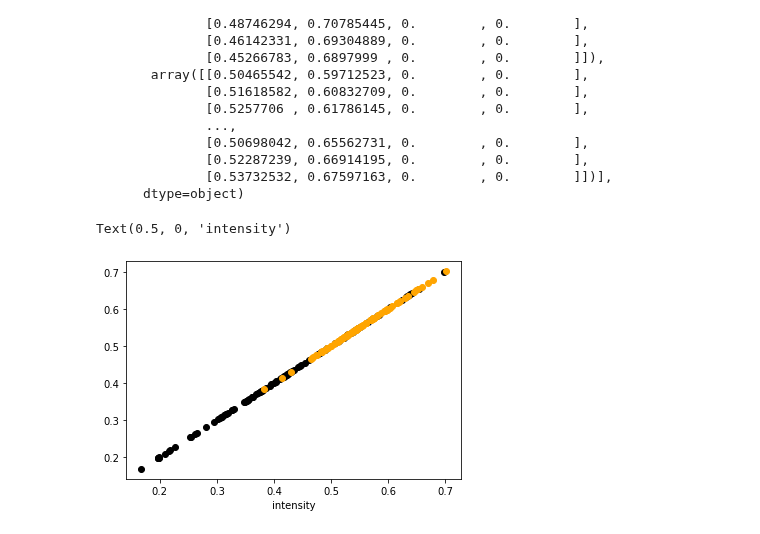
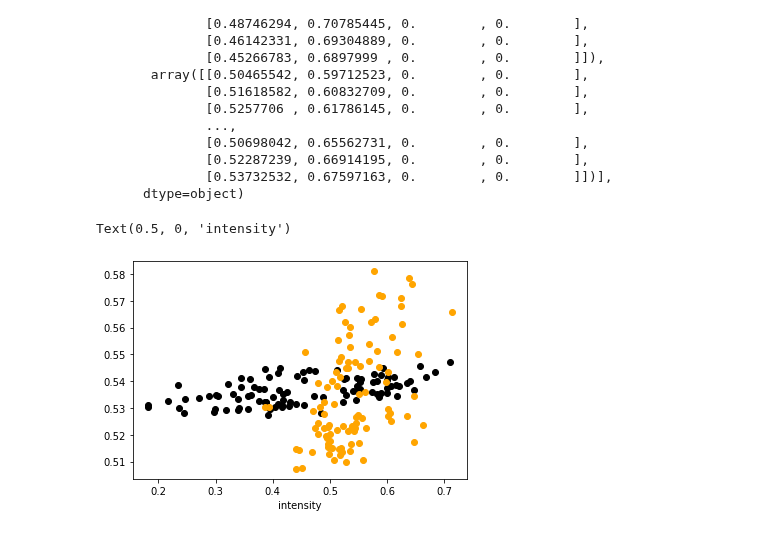
Before and after one commit to julielhagen/First-Year-Project, a Jupyter notebook: segmentation.ipynb, the cells around one changed output. Cells and saved outputs as stored; diff of their text form; code cells hidden in the pictures.

Commit message:
Segmentation

```diff
--- a/segmentation.ipynb
+++ b/segmentation.ipynb
@@ -195,7 +195,7 @@ def prepare_im(im_id):
   im = plt.imread('example_imgs_ida/' + im_id + '.png')
   im = resize(im, (im.shape[0] // 4, im.shape[1] // 4), anti_aliasing=True)
 
-  gt = plt.imread('example_segmentation_ida/' + im_id + '_segmentation.png')
+  gt = plt.imread('example_segmentation_ida/' + im_id + '_GT.png')
   gt = resize(gt, (gt.shape[0] // 4, gt.shape[1] // 4), anti_aliasing=True)
 
 
@@ -377,20 +385,20 @@ array([array([[0.46598375, 0.69801903, 0.        , 0.        ],
       dtype=object)
 # %%
 gray_im = rgb2gray(im1)
-blurred_im = gaussian(gray_im,0)
+blurred_im = gaussian(gray_im,100)
 
 lesion = np.array([gray_im[gt1 == 1], blurred_im[gt1 == 1]]).T
 skin = np.array([gray_im[gt1 == 0], blurred_im[gt1 == 0]]).T
 
 
 num_pixels = 100
 
 lesion1 = lesion[np.random.randint(0,lesion.shape[0],num_pixels), :]
 skin1 = skin[np.random.randint(0,skin.shape[0],num_pixels), :]
 
 plt.scatter(lesion1[:,0],lesion1[:,1], color='black')
 plt.scatter(skin1[:,0],skin1[:,1], color='orange')
 plt.xlabel('intensity')
 # %% [output]
 Text(0.5, 0, 'intensity')
-[figure, old version]
+[figure, new version]
```
Also changed, not shown: parts of 10 cells of this notebook, 1 other file.
